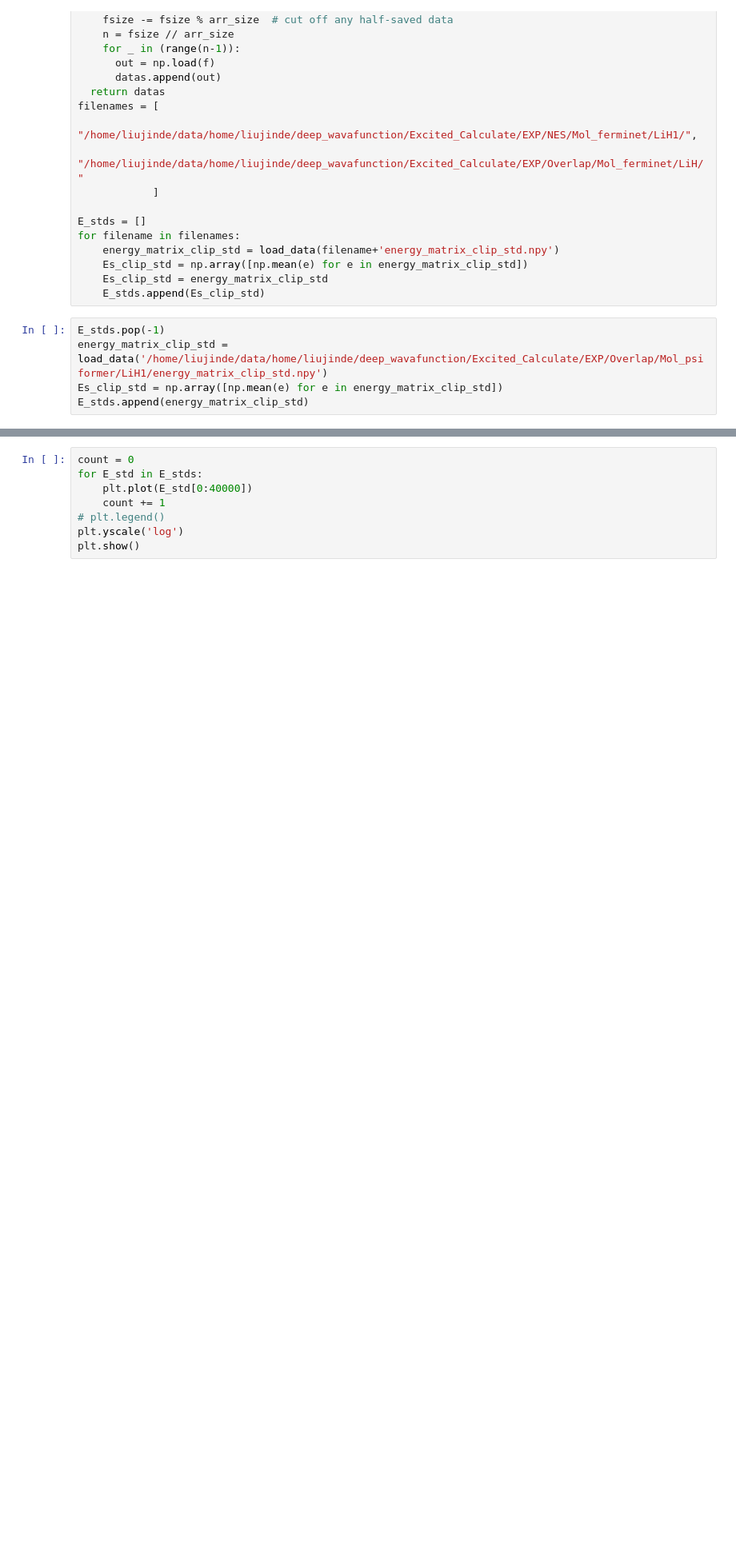
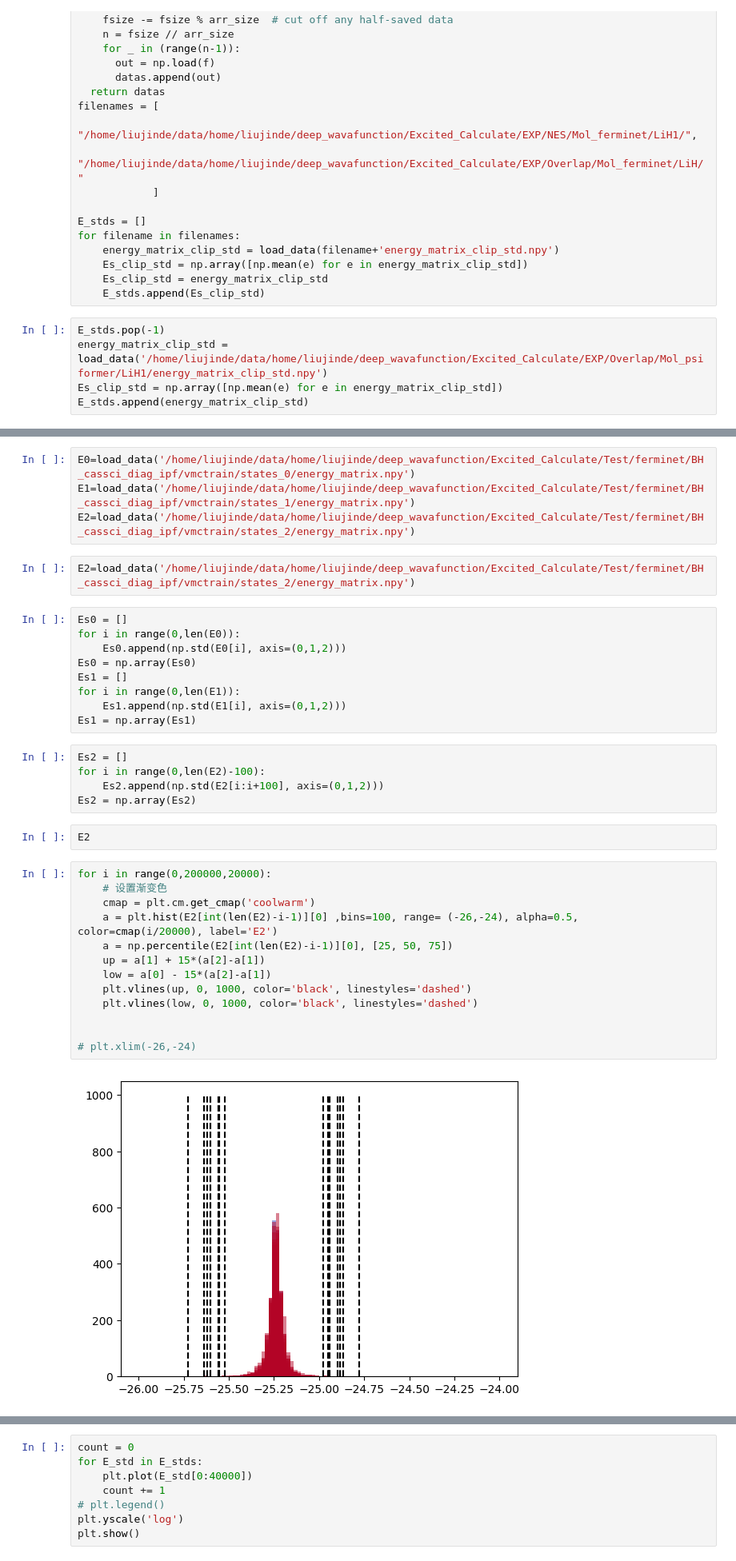
Before and after one commit to KingDamLiu/NNVMC, a Jupyter notebook: calculate.ipynb, the cells around one changed output, grey strips where cells are left out. Shown at 80% size. Saved outputs shown, nothing was run; the diff lists cells and outputs as text; blank space fills up the shorter version.

```diff
--- a/calculate.ipynb
+++ b/calculate.ipynb
@@ -284,0 +285,37 @@ for filename in filenames:
+# %%
+E0=load_data('/home/liujinde/data/home/liujinde/deep_wavafunction/Excited_Calculate/Test/ferminet/BH_cassci_diag_ipf/vmctrain/states_0/energy_matrix.npy')
+E1=load_data('/home/liujinde/data/home/liujinde/deep_wavafunction/Excited_Calculate/Test/ferminet/BH_cassci_diag_ipf/vmctrain/states_1/energy_matrix.npy')
+E2=load_data('/home/liujinde/data/home/liujinde/deep_wavafunction/Excited_Calculate/Test/ferminet/BH_cassci_diag_ipf/vmctrain/states_2/energy_matrix.npy')
+# %%
+E2=load_data('/home/liujinde/data/home/liujinde/deep_wavafunction/Excited_Calculate/Test/ferminet/BH_cassci_diag_ipf/vmctrain/states_2/energy_matrix.npy')
+# %%
+Es0 = []
+for i in range(0,len(E0)):
+    Es0.append(np.std(E0[i], axis=(0,1,2)))
+Es0 = np.array(Es0)
+Es1 = []
+for i in range(0,len(E1)):
+    Es1.append(np.std(E1[i], axis=(0,1,2)))
+Es1 = np.array(Es1)
+# %%
+Es2 = []
+for i in range(0,len(E2)-100):
+    Es2.append(np.std(E2[i:i+100], axis=(0,1,2)))
+Es2 = np.array(Es2)
+# %%
+E2
+# %%
+for i in range(0,200000,20000):
+    # 设置渐变色
+    cmap = plt.cm.get_cmap('coolwarm')
+    a = plt.hist(E2[int(len(E2)-i-1)][0] ,bins=100, range= (-26,-24), alpha=0.5, color=cmap(i/20000), label='E2')
+    a = np.percentile(E2[int(len(E2)-i-1)][0], [25, 50, 75])
+    up = a[1] + 15*(a[2]-a[1])
+    low = a[0] - 15*(a[2]-a[1])
+    plt.vlines(up, 0, 1000, color='black', linestyles='dashed')
+    plt.vlines(low, 0, 1000, color='black', linestyles='dashed')
+
+
+# plt.xlim(-26,-24)
+# %% [output]
+[figure, added]
```
Also changed, not shown: parts of 12 cells of this notebook, 10 other files.
